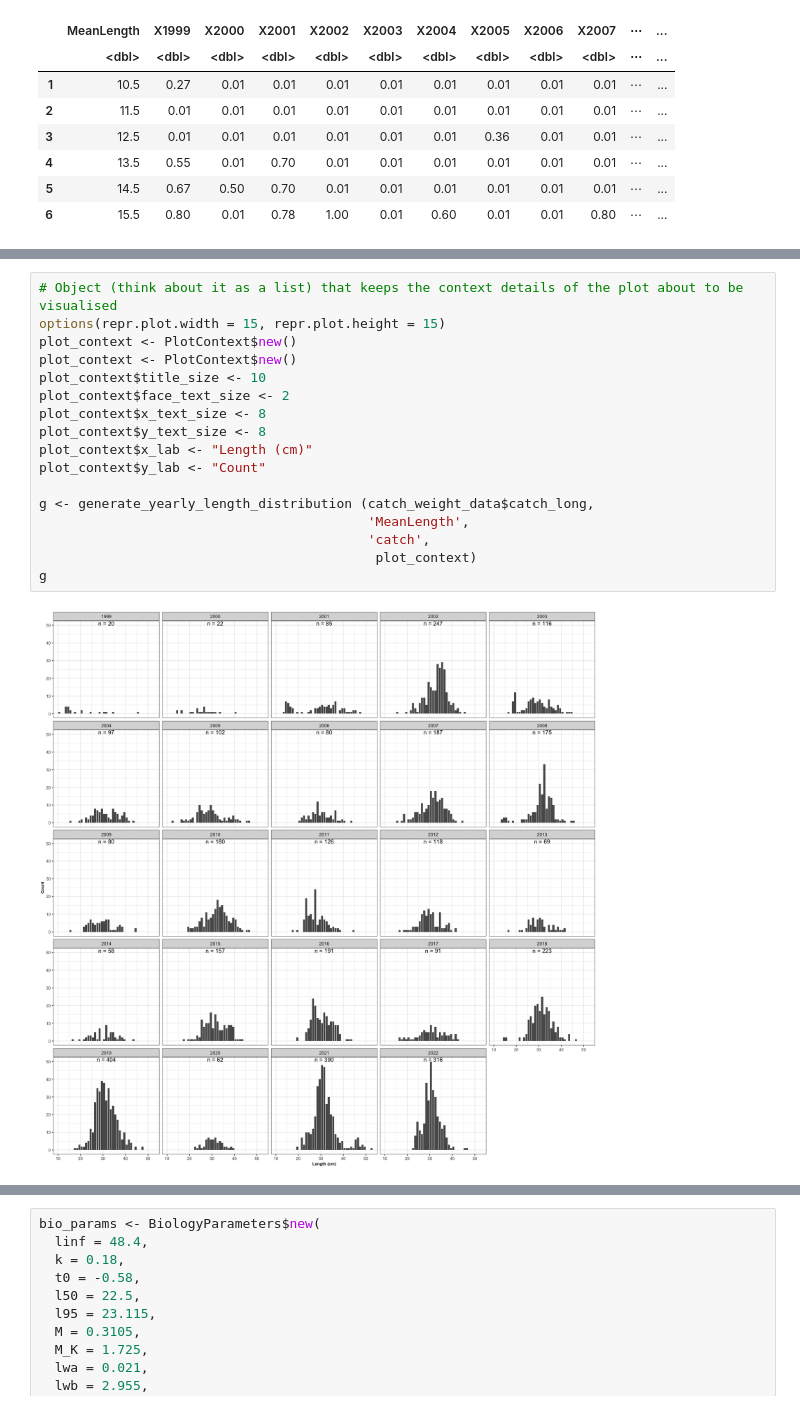
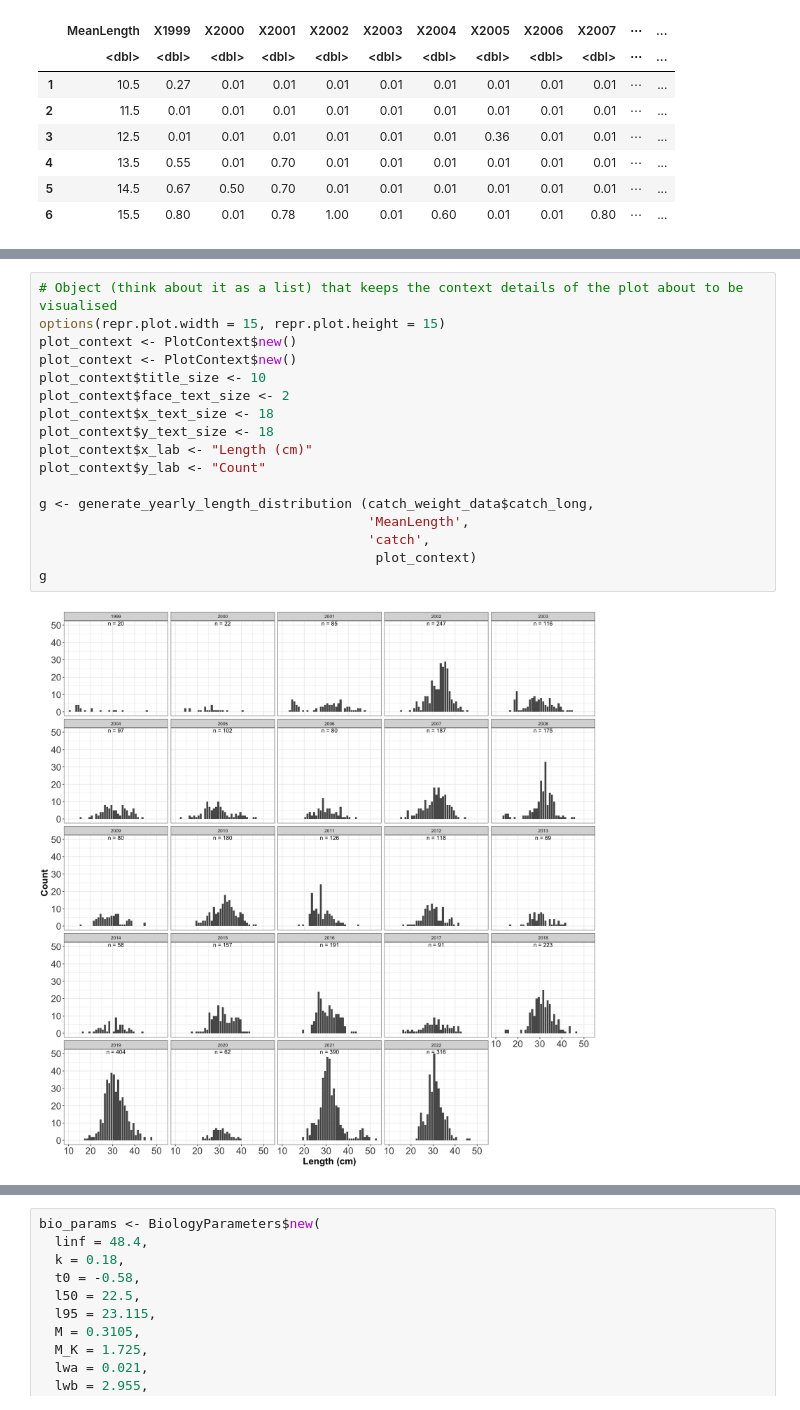
Before and after one commit to d2gex/lbm_seminary, a Jupyter notebook: lbms_workshop.ipynb, the cells around one changed output, grey strips where cells are left out. Cells and saved outputs as stored; diff of their text form.

```diff
--- a/lbms_workshop.ipynb
+++ b/lbms_workshop.ipynb
@@ -193,19 +257,19 @@ Below the 24 annual length frequency matrices are printed. It is important to no
 # %%
 # Object (think about it as a list) that keeps the context details of the plot about to be visualised
 options(repr.plot.width = 15, repr.plot.height = 15)
 plot_context <- PlotContext$new()
 plot_context <- PlotContext$new()
 plot_context$title_size <- 10
 plot_context$face_text_size <- 2
-plot_context$x_text_size <- 8
-plot_context$y_text_size <- 8
+plot_context$x_text_size <- 18
+plot_context$y_text_size <- 18
 plot_context$x_lab <- "Length (cm)"
 plot_context$y_lab <- "Count"
 
 g <- generate_yearly_length_distribution (catch_weight_data$catch_long,
                                           'MeanLength',
                                           'catch',
                                            plot_context)
 g
 # %% [output]
-[figure, old version]
+[figure, new version]
```
Also changed, not shown: parts of 22 cells of this notebook.
